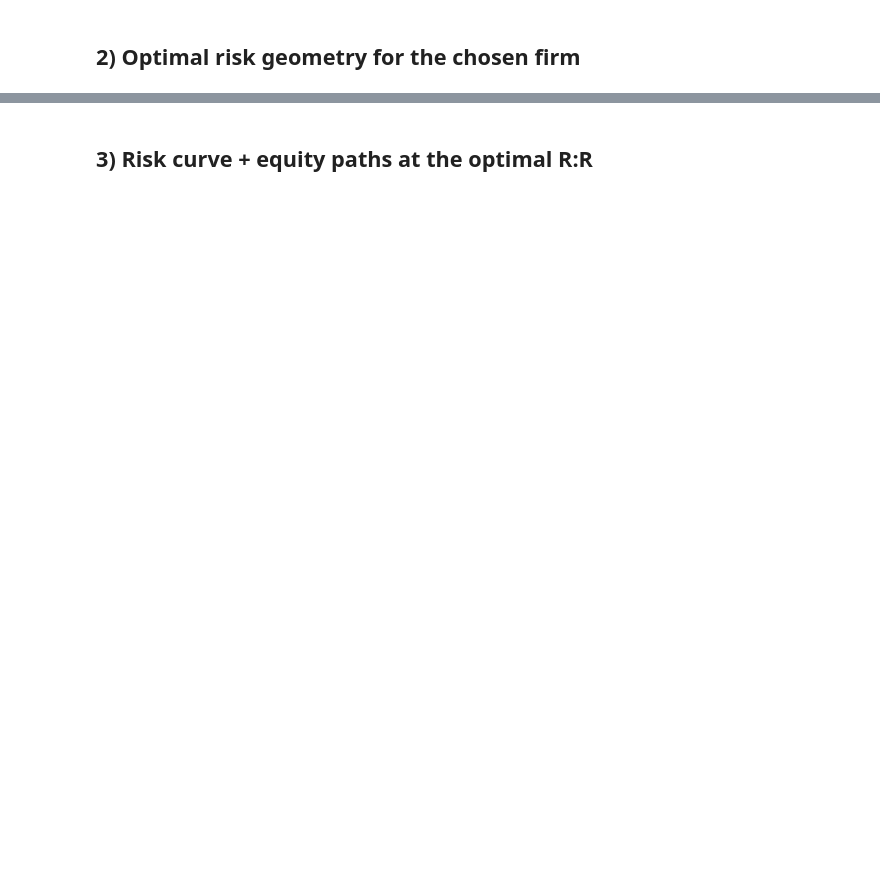
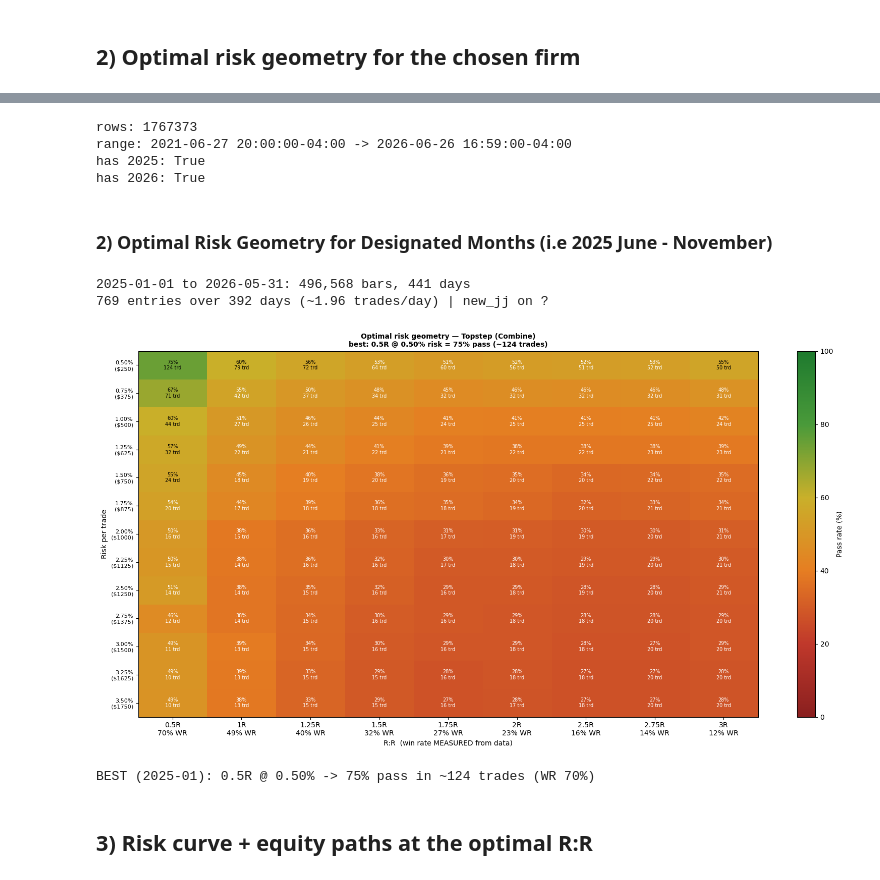
Before and after one commit to 2115hsun/Propfirm-Convex-Payoff-Analysis, a Jupyter notebook: Master Analysis/analysis_notebook_1 (updated 07.11.26).ipynb, the cells around one changed output, grey strips where cells are left out. Saved outputs shown, nothing was run; the diff lists cells and outputs as text; code cells hidden in the pictures; blank space fills up the shorter version.

```diff
--- a/Master Analysis/analysis_notebook_1 (updated 07.11.26).ipynb
+++ b/Master Analysis/analysis_notebook_1 (updated 07.11.26).ipynb
@@ -92,3 +126,42 @@ BEST for Topstep (Combine): 0.5R @ 0.50% risk -> 93% pass in ~102 trades (WR 73%
+# %%
+from Backtest import load_ohlc
+bars = load_ohlc(DATA_PATH, rth_only=False, timeframe=None, tz="America/New_York")
+print("rows:", len(bars))
+print("range:", bars.index.min(), "->", bars.index.max())
+print("has 2025:", (bars.index.year == 2025).any())
+print("has 2026:", (bars.index.year == 2026).any())
+# %% [output]
+rows: 1767373
+range: 2021-06-27 20:00:00-04:00 -> 2026-06-26 16:59:00-04:00
+has 2025: True
+has 2026: True
+# %% [markdown]
+### 2) Optimal Risk Geometry for Designated Months (i.e 2025 June - November)
+# %%
+PERIOD_START = "2025-01-01"
+PERIOD_END = "2026-05-31"
+
+bars_p = load_ohlc(DATA_PATH, rth_only=True, timeframe=None, tz="America/New_York")
+bars_p = bars_p.loc[PERIOD_START:PERIOD_END]
+print (f"{PERIOD_START} to {PERIOD_END}: {len(bars_p):,} bars, "
+         f"{bars_p.index.normalize().nunique()} days")
+
+E = backtest_entries(NewJJ(bos_tf=BOS_TF, swing_k=SWING_K), bars_p,
+                     k_stop_atr=K_STOP_ATR, max_hold=MAX_HOLD)
+print(E.summary())
+
+RISK_PCTS_NO025 = RISK_PCTS[RISK_PCTS >= 0.5]   # ignore the 0.25% option
+
+fig, g_p = risk_rr_heatmap(FIRM, E, risk_pcts=RISK_PCTS_NO025, rr_grid=RR_GRID,
+                           n_paths=2000, max_trades=300); plt.show()
+print(f"BEST ({PERIOD_START[:7]}): {g_p['opt_rr']:g}R @ {g_p['opt_risk_pct']:.2f}% "
+      f"-> {g_p['opt_pass_pct']:.0f}% pass in ~{g_p['opt_speed']:.0f} trades "
+      f"(WR {g_p['opt_wr']:.0%})")
+# %% [output]
+2025-01-01 to 2026-05-31: 496,568 bars, 441 days
+769 entries over 392 days (~1.96 trades/day) | new_jj on ?
+[figure, added]
+BEST (2025-01): 0.5R @ 0.50% -> 75% pass in ~124 trades (WR 70%)
 # %% [markdown]
 ## 3) Risk curve + equity paths at the optimal R:R
 # %%
```
Also changed, not shown: parts of 8 cells of this notebook, 1 other file.
